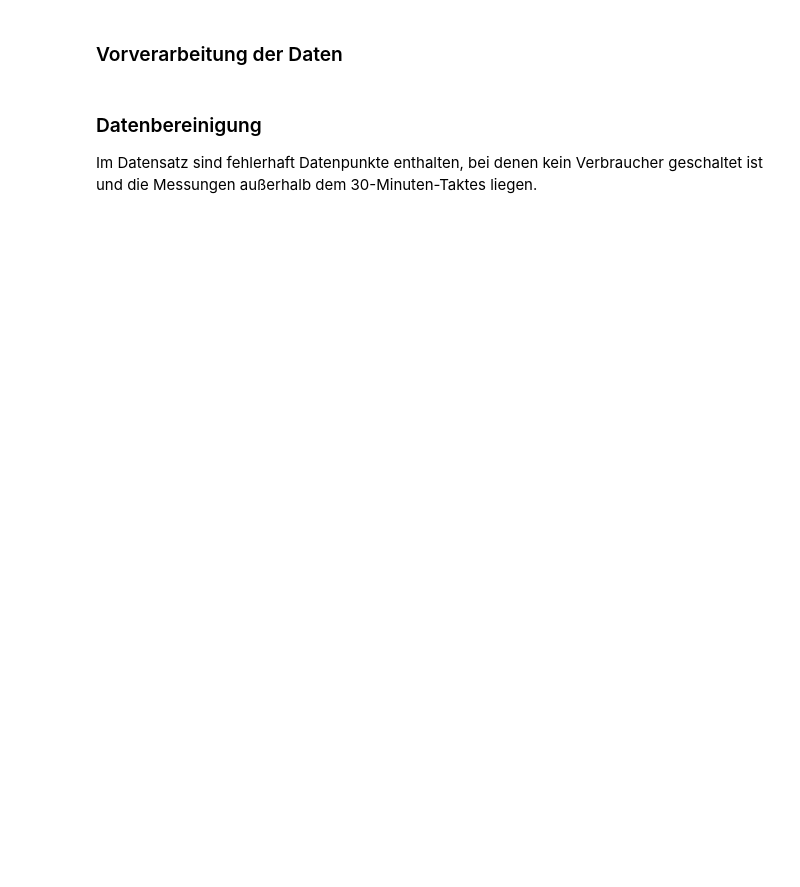
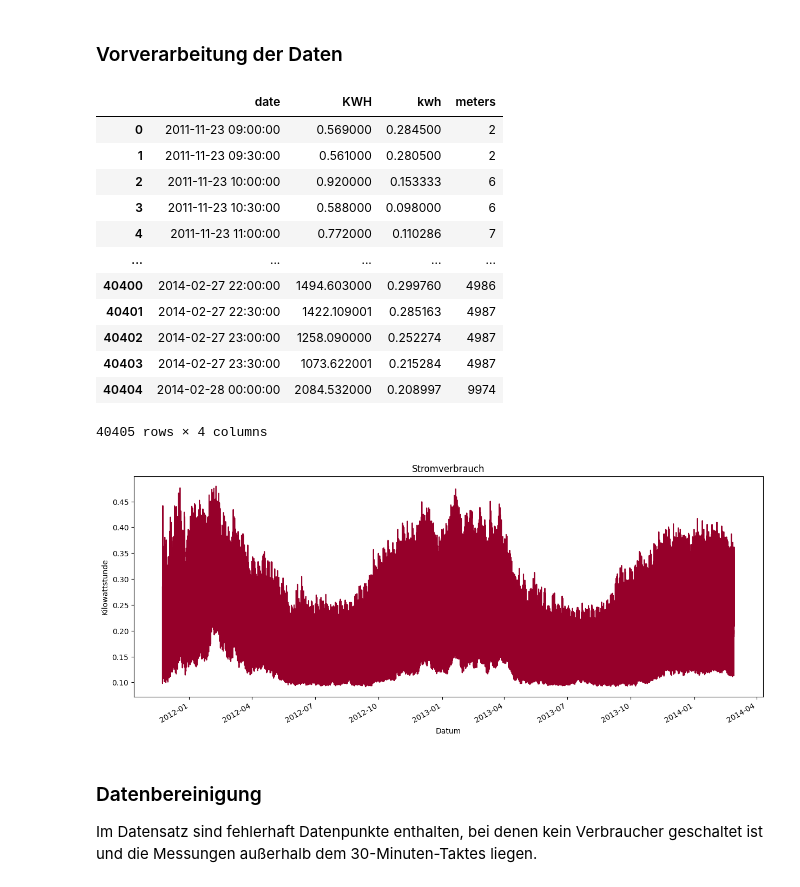
Before and after one commit to vasv1011/semester-3-projekte, a Jupyter notebook: Abgabe 1/analyse.ipynb, the cells around one changed output. Drawn from its saved outputs; the diff is of its cells as text; code cells hidden in the pictures; blank space fills up the shorter version.

```diff
--- a/Abgabe 1/analyse.ipynb
+++ b/Abgabe 1/analyse.ipynb
@@ -3,31 +3,45 @@
 # %%
 import matplotlib.pyplot as plt
 import numpy as np
 import pandas as pd
 
 df = pd.read_csv("data.csv")
 df["date"] = pd.to_datetime(df["DateTime"])
 
 # Tarife werden vorerst zusammengelegt
 df = df.groupby("date", as_index=False).agg({"KWH": "sum", "meters": "sum"}).reset_index()
 
 # Normalisierung: Stromverbrauch eines Verbrauchers für jeden Zeitpunkt
 df["kwh"] = df["KWH"] / df["meters"]
 
 df = df[["date", "KWH", "kwh", "meters"]]
 display(df)
 
-# Erste Visualisierung des Datensatzes als täglicher Durchschnittsverbrauch
+# Erste Visualisierung des Datensatzes
 series = df.set_index("date")["kwh"].sort_index()
-series = series.resample("D").mean()
 fig, ax = plt.subplots(figsize=(15, 6))
 series.plot(ax=ax, color="#96002A")
 ax.set(
-    title="Täglicher durchschnittlicher Stromverbrauch",
+    title="Stromverbrauch",
     xlabel="Datum",
     ylabel="Kilowattstunde",
 )
 plt.show()
+# %% [output]
+|  | date | KWH | kwh | meters |
+| 0 | 2011-11-23 09:00:00 | 0.569000 | 0.284500 | 2 |
+| 1 | 2011-11-23 09:30:00 | 0.561000 | 0.280500 | 2 |
+| 2 | 2011-11-23 10:00:00 | 0.920000 | 0.153333 | 6 |
+| 3 | 2011-11-23 10:30:00 | 0.588000 | 0.098000 | 6 |
+| 4 | 2011-11-23 11:00:00 | 0.772000 | 0.110286 | 7 |
+| ... | ... | ... | ... | ... |
+| 40400 | 2014-02-27 22:00:00 | 1494.603000 | 0.299760 | 4986 |
+| 40401 | 2014-02-27 22:30:00 | 1422.109001 | 0.285163 | 4987 |
+| 40402 | 2014-02-27 23:00:00 | 1258.090000 | 0.252274 | 4987 |
+| 40403 | 2014-02-27 23:30:00 | 1073.622001 | 0.215284 | 4987 |
+| 40404 | 2014-02-28 00:00:00 | 2084.532000 | 0.208997 | 9974 |
+40405 rows × 4 columns
+[figure, added]
 # %% [markdown]
 ### Datenbereinigung
 
```
Also changed, not shown: parts of 10 cells of this notebook.
